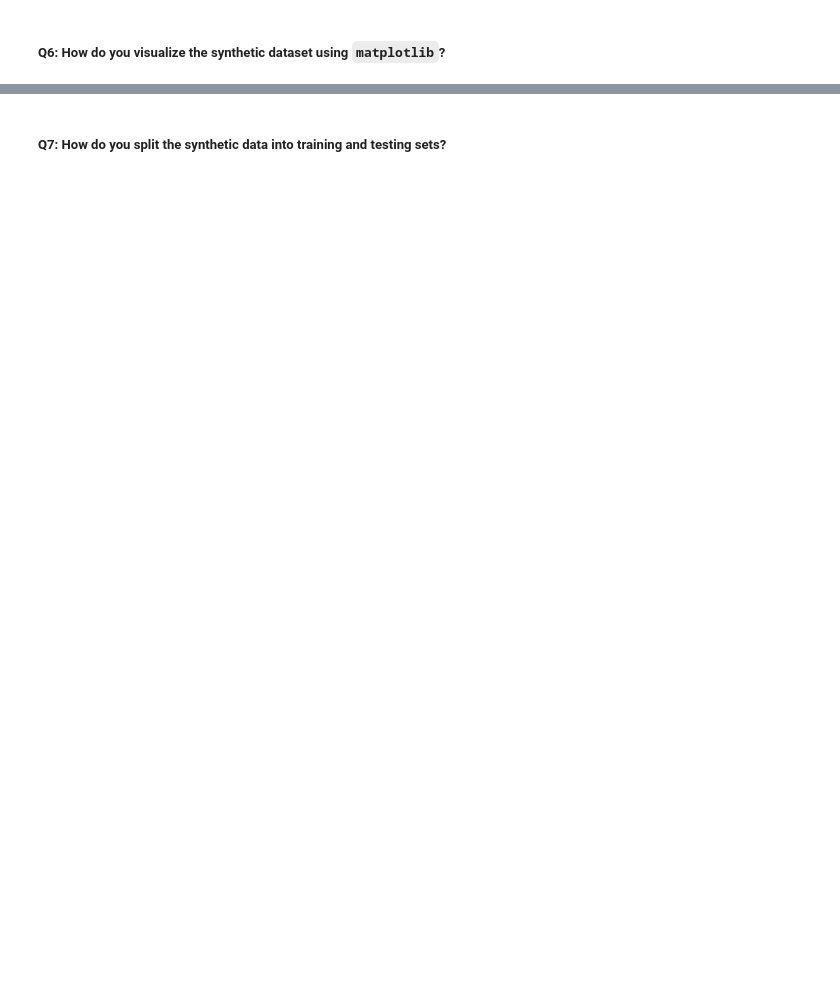
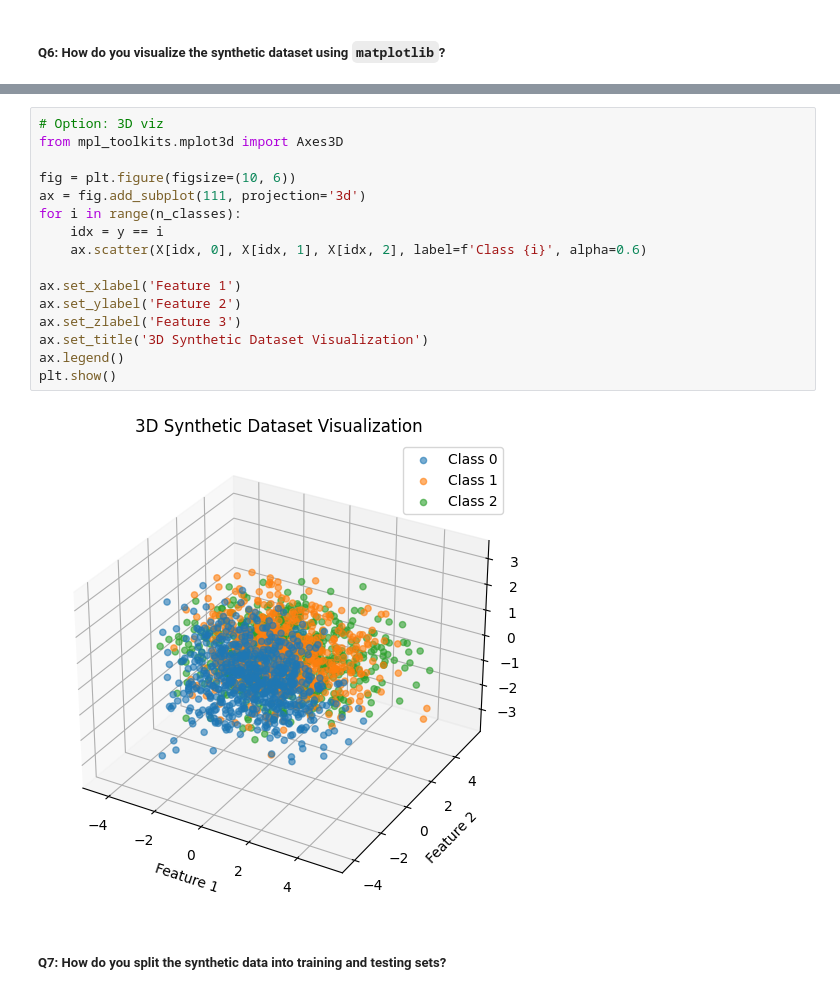
Before and after one commit to fellmir/pyTorchBasis, a Jupyter notebook: 00-basic-examples/example1/01-notebooks/03_softmax_classification.ipynb, the cells around one changed output, grey strips where cells are left out. Saved outputs shown, nothing was run; the diff lists cells and outputs as text; blank space fills up the shorter version.

```diff
--- a/00-basic-examples/example1/01-notebooks/03_softmax_classification.ipynb
+++ b/00-basic-examples/example1/01-notebooks/03_softmax_classification.ipynb
@@ -236,2 +299,20 @@ print(torchaudio.__version__)
+# %%
+# Option: 3D viz
+from mpl_toolkits.mplot3d import Axes3D
+
+fig = plt.figure(figsize=(10, 6))
+ax = fig.add_subplot(111, projection='3d')
+for i in range(n_classes):
+    idx = y == i
+    ax.scatter(X[idx, 0], X[idx, 1], X[idx, 2], label=f'Class {i}', alpha=0.6)
+
+ax.set_xlabel('Feature 1')
+ax.set_ylabel('Feature 2')
+ax.set_zlabel('Feature 3')
+ax.set_title('3D Synthetic Dataset Visualization')
+ax.legend()
+plt.show()
+# %% [output]
+[figure, added]
 # %% [markdown]
 ##### **Q7: How do you split the synthetic data into training and testing sets?**
```
Also changed, not shown: parts of 31 cells of this notebook.
